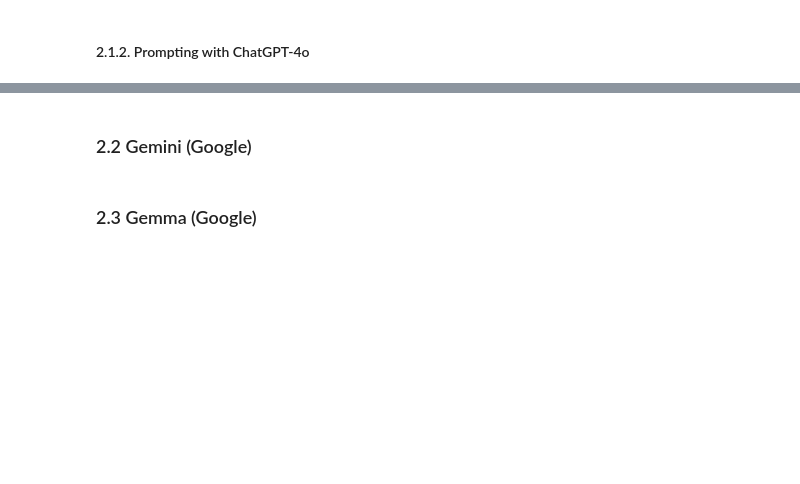
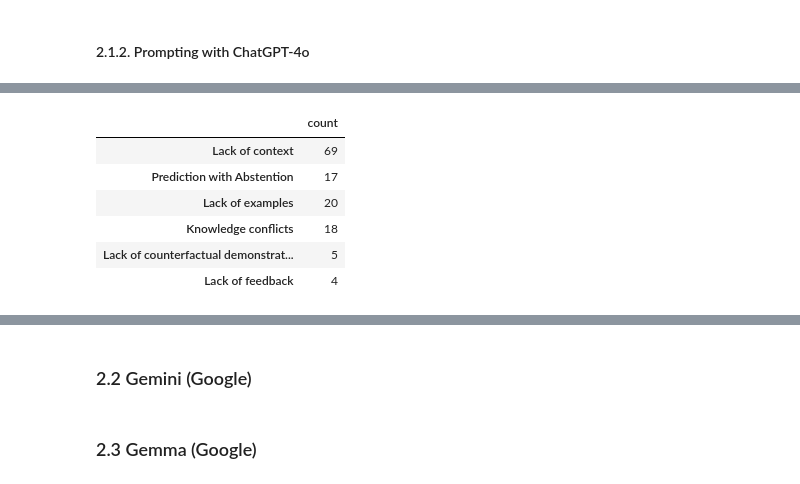
Before and after one commit to kimmizi/master_thesis, a Jupyter notebook: exp/08_LLM_Zero_Shot.ipynb, the cells around one changed output, grey strips where cells are left out. Saved outputs shown, nothing was run; the diff lists cells and outputs as text; code cells hidden in the pictures; blank space fills up the shorter version.

Commit message:
Implement reasons for misclassifications

```diff
--- a/exp/08_LLM_Zero_Shot.ipynb
+++ b/exp/08_LLM_Zero_Shot.ipynb
@@ -445,9 +24,0 @@ def create_vignette_prompt(data):
-# %%
-# Create a vignette prompt for each row in the test set
-X_test_vignette_prompt = []
-for i in range(len(X_test)):
-    data_row = X_test.iloc[i]
-    vignette_instruction, vignette_prompt = create_vignette_prompt(data_row)
-    X_test_vignette_prompt.append(vignette_prompt)
-
-X_test_vignette_prompt[0]
@@ -781,0 +404,31 @@ Name: count, dtype: int64
+# %%
+all_reasons_simple = []
+all_reasons_class_def = []
+all_reasons_profiled_simple = []
+all_reasons_few_shot = []
+all_reasons_vignette = []
+
+for reason in simple_prompt_reasons:
+    reason = reason.split(", ")
+    reason = [re.sub(r'[^A-Za-z\s]', '', r).strip() for r in reason]
+    all_reasons_simple.append(reason)
+
+for reason in class_def_prompt_reasons:
+    reason = reason.split(", ")
+    reason = [re.sub(r'[^A-Za-z\s]', '', r).strip() for r in reason]
+    all_reasons_class_def.append(reason)
+
+for reason in profiled_simple_prompt_reasons:
+    reason = reason.split(", ")
+    reason = [re.sub(r'[^A-Za-z\s]', '', r).strip() for r in reason]
+    all_reasons_profiled_simple.append(reason)
+
+for reason in few_shot_prompt_reasons:
+    reason = reason.split(", ")
+    reason = [re.sub(r'[^A-Za-z\s]', '', r).strip() for r in reason]
+    all_reasons_few_shot.append(reason)
+
+for reason in vignette_prompt_reasons:
+    reason = reason.split(", ")
+    reason = [re.sub(r'[^A-Za-z\s]', '', r).strip() for r in reason]
+    all_reasons_vignette.append(reason)
@@ -781,0 +493,10 @@ Name: count, dtype: int64
+# %%
+vignette_prompt_reasons_df
+# %% [output]
+|  | count |
+| Lack of context | 69 |
+| Prediction with Abstention | 17 |
+| Lack of examples | 20 |
+| Knowledge conflicts | 18 |
+| Lack of counterfactual demonstrat... | 5 |
+| Lack of feedback | 4 |
```
Also changed, not shown: parts of 55 cells of this notebook, 10 other files.
